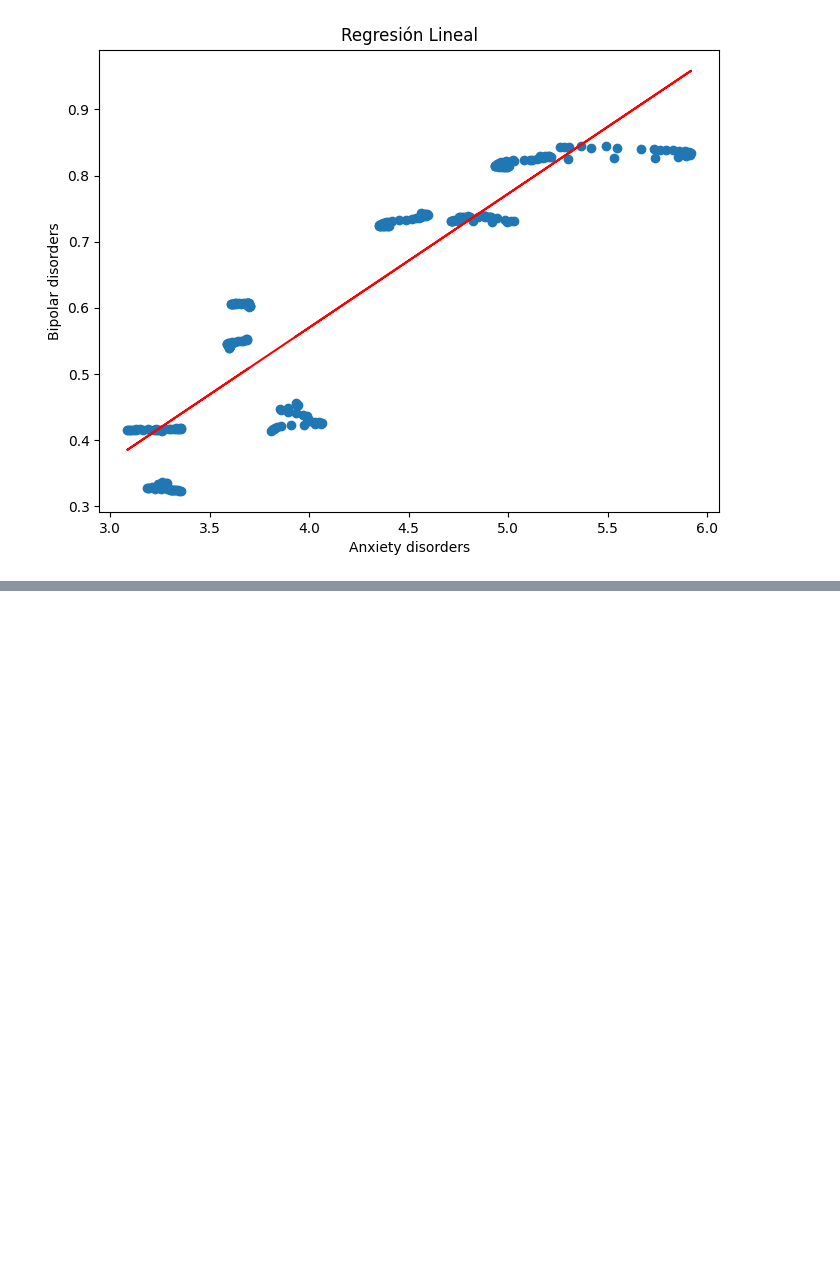
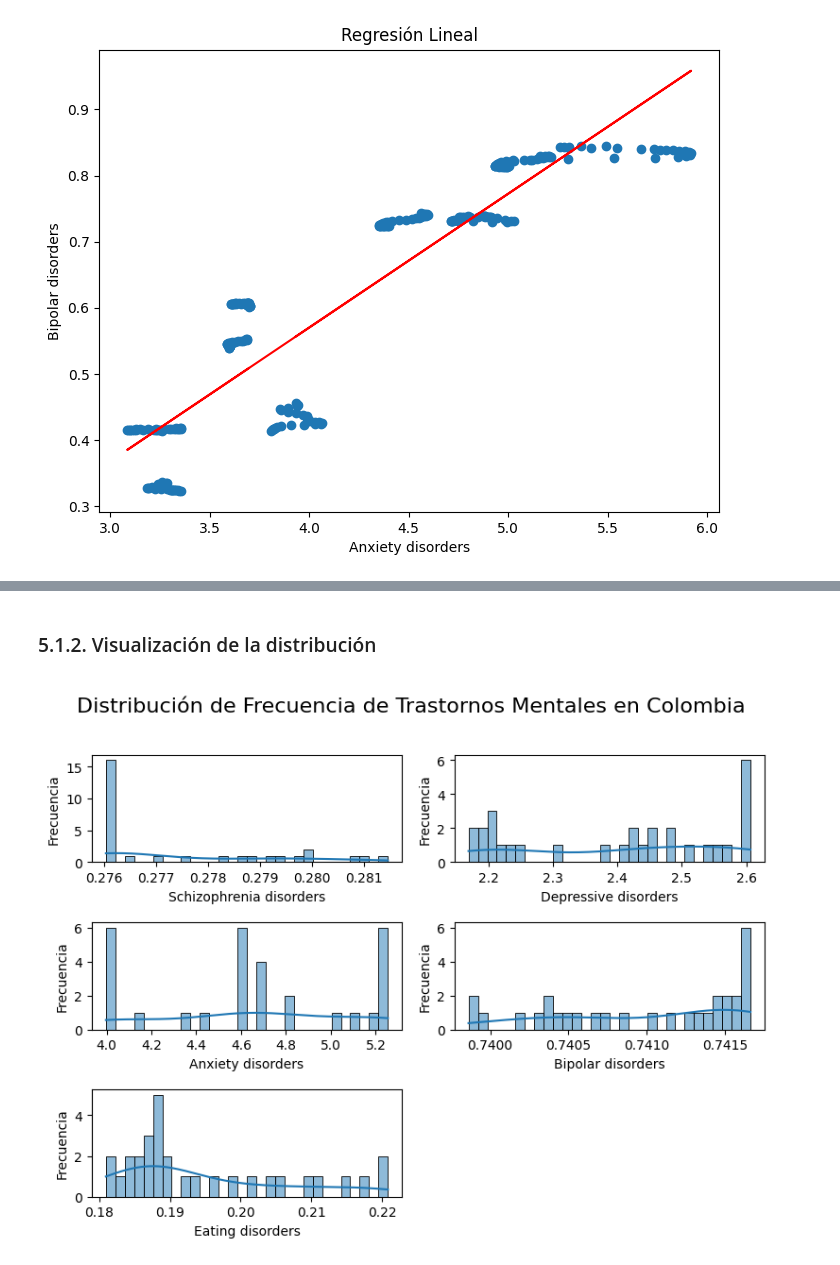
Before and after one commit to SantiagoGil93/Proyecto_BootCamp, a Jupyter notebook: Proyecto_Final_BootCamp_TalentoTech.ipynb, the cells around one changed output, grey strips where cells are left out. Drawn from its saved outputs; the diff is of its cells as text; code cells hidden in the pictures; blank space fills up the shorter version.

```diff
--- a/Proyecto_Final_BootCamp_TalentoTech.ipynb
+++ b/Proyecto_Final_BootCamp_TalentoTech.ipynb
@@ -559,0 +577,4 @@ plt.show()
+# %%
+# Generación del DF con la información de Colombia
+df_colombia = df_country[df_country['Country'] == 'Colombia']
+df_colombia.head()
@@ -559,0 +607,25 @@ plt.show()
+# %% [markdown]
+### 5.1.2. Visualización de la distribución
+<a name='distribucion_col'></a>
+# %%
+# Crear una figura y una cuadrícula de 3x2 para los gráficos
+fig, axs = plt.subplots(3, 2, figsize=(8, 6))
+
+# Bucle para crear histogramas
+for i, column in enumerate(df_colombia.columns[3:8]):
+    row = i // 2
+    col = i % 2
+    sns.histplot(df_colombia[column], kde=True, bins=30, ax=axs[row, col])
+    axs[row, col].set_xlabel(column)
+    axs[row, col].set_ylabel('Frecuencia')
+
+# Añadir un título general a toda la figura
+fig.suptitle('Distribución de Frecuencia de Trastornos Mentales en Colombia', fontsize=16)
+# Ajustar el layout para evitar solapamientos
+plt.tight_layout(rect=[0, 0, 1, 0.96])
+# Eliminar el subplot vacío
+fig.delaxes(axs[2, 1])
+
+plt.show()
+# %% [output]
+[figure, added]
```
Also changed, not shown: parts of 23 cells of this notebook.
